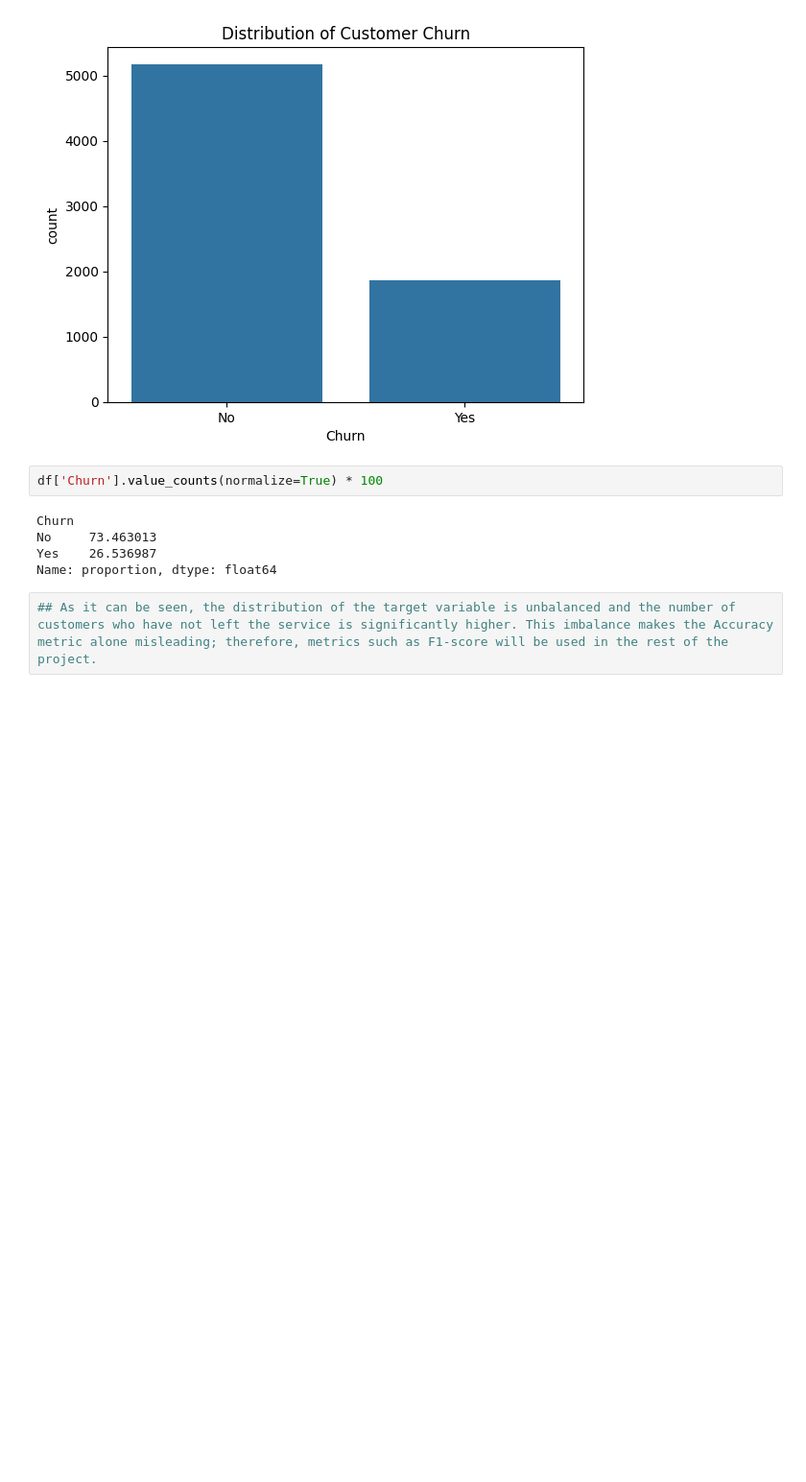
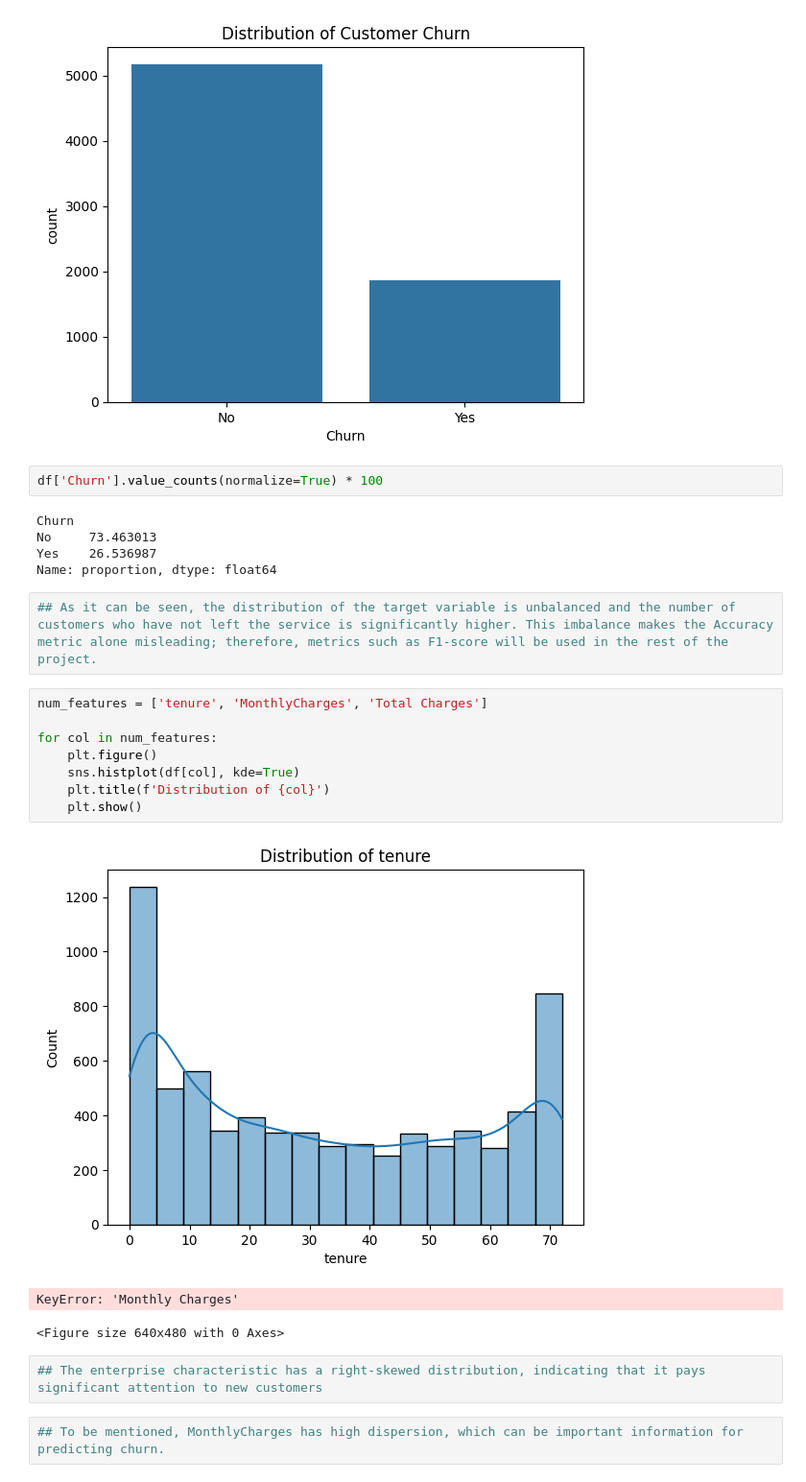
Before and after one commit to mhkzmi/Customer-Churn-Prediction-MLProject, a Jupyter notebook: notebooks/01_eda.ipynb, the cells around one changed output. Shown at 96% size. Saved outputs shown, nothing was run; the diff lists cells and outputs as text; blank space fills up the shorter version.

Commit message:
Explore distributions of numerical features

```diff
--- a/notebooks/01_eda.ipynb
+++ b/notebooks/01_eda.ipynb
@@ -53,3 +53,19 @@ Yes    26.536987
 Name: proportion, dtype: float64
 # %%
 ## As it can be seen, the distribution of the target variable is unbalanced and the number of customers who have not left the service is significantly higher. This imbalance makes the Accuracy metric alone misleading; therefore, metrics such as F1-score will be used in the rest of the project.
+# %%
+num_features = ['tenure', 'MonthlyCharges', 'Total Charges']
+
+for col in num_features:
+    plt.figure()
+    sns.histplot(df[col], kde=True)
+    plt.title(f'Distribution of {col}')
+    plt.show()
+# %% [output]
+[figure, added]
+KeyError: 'Monthly Charges'
+<Figure size 640x480 with 0 Axes>
+# %%
+## The enterprise characteristic has a right-skewed distribution, indicating that it pays significant attention to new customers
+# %%
+## To be mentioned, MonthlyCharges has high dispersion, which can be important information for predicting churn.
```
